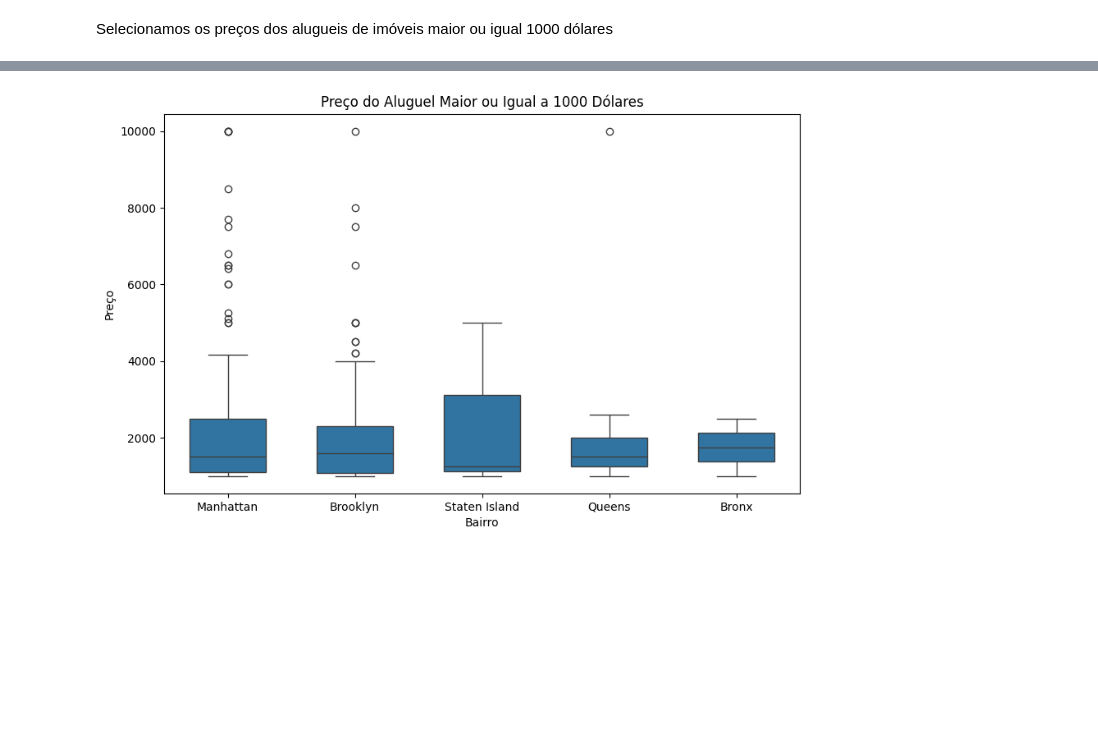
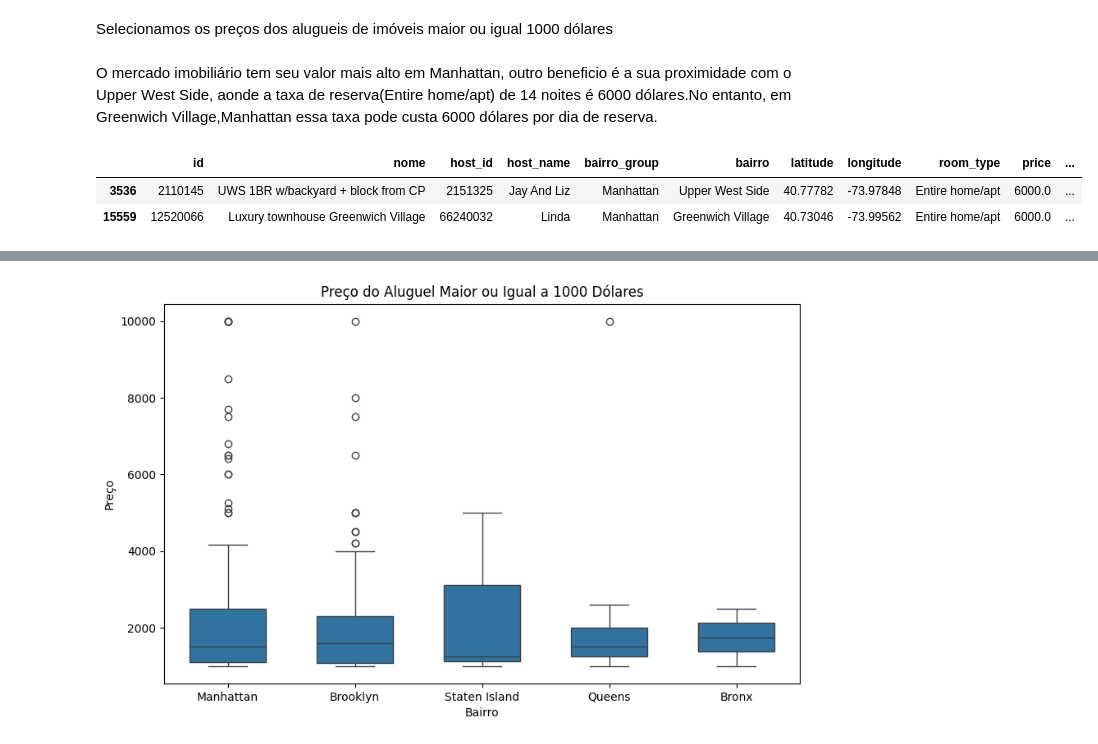
Before and after one commit to dev-JoseAlberto/LH_CD_JOSEALBERTO, a Jupyter notebook: notebook/notebook.ipynb, the cells around one changed output, grey strips where cells are left out. Cells and saved outputs as stored; diff of their text form; code cells hidden in the pictures; blank space fills up the shorter version.

```diff
--- a/notebook/notebook.ipynb
+++ b/notebook/notebook.ipynb
@@ -183,4 +183,14 @@ specificos_filtros = [
 Selecionamos os preços dos alugueis de imóveis maior ou igual 1000 dólares
 # %%
 preco_maior_ou_igual_1000 = aplicar_filtro_global(df_locacao_imoveis, global_filtro)
+# %% [markdown]
+
+O mercado imobiliário tem seu valor mais alto em Manhattan, outro beneficio é a sua proximidade com o Upper West Side, aonde a taxa de reserva(Entire home/apt) de 14 noites é 6000 dólares.No entanto, em Greenwich Village,Manhattan essa taxa pode custa 6000 dólares por dia de reserva.
+# %%
+#Filtrando os valores igual a 6000 dólares
+preco_maior_ou_igual_1000.query('price==6000')
+# %% [output]
+|  | id | nome | host_id | host_name | bairro_group | bairro | latitude | longitude | room_type | price | ... |
+| 3536 | 2110145 | UWS 1BR w/backyard + block from CP | 2151325 | Jay And Liz | Manhattan | Upper West Side | 40.77782 | -73.97848 | Entire home/apt | 6000.0 | ... |
+| 15559 | 12520066 | Luxury townhouse Greenwich Village | 66240032 | Linda | Manhattan | Greenwich Village | 40.73046 | -73.99562 | Entire home/apt | 6000.0 | ... |
 # %% [markdown]
```
Also changed, not shown: parts of 10 cells of this notebook.
